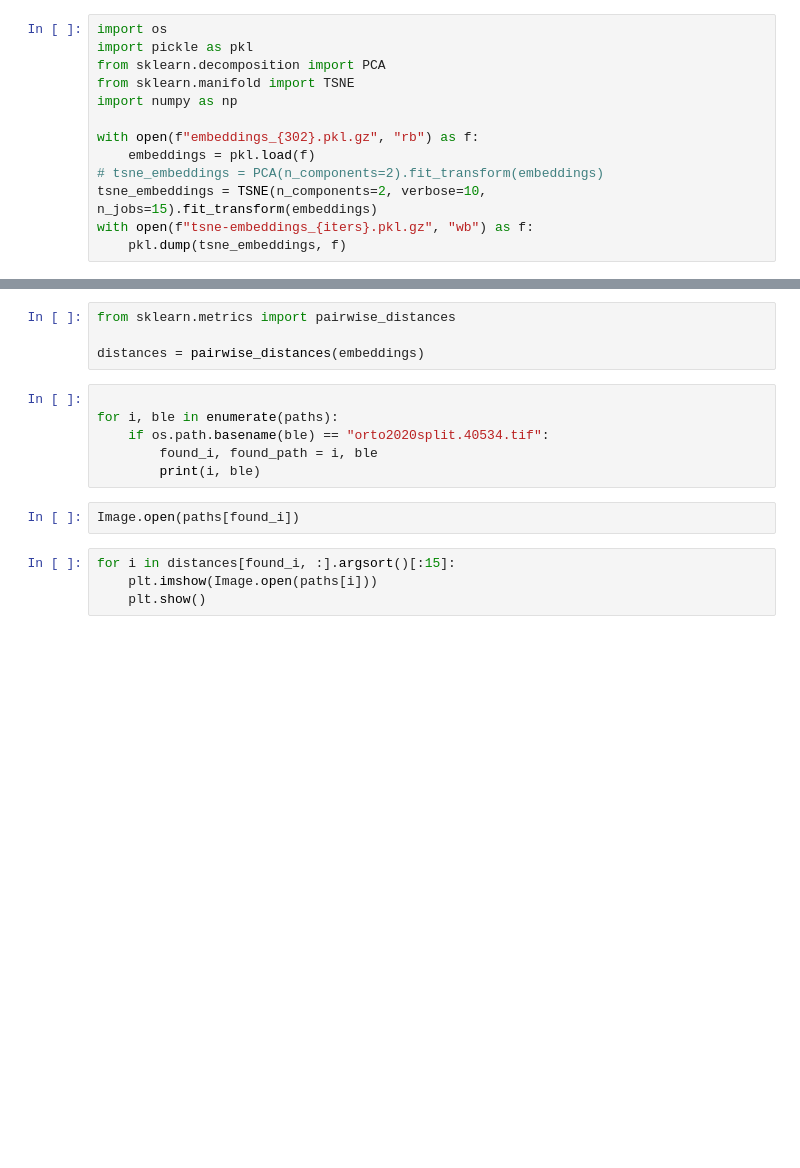
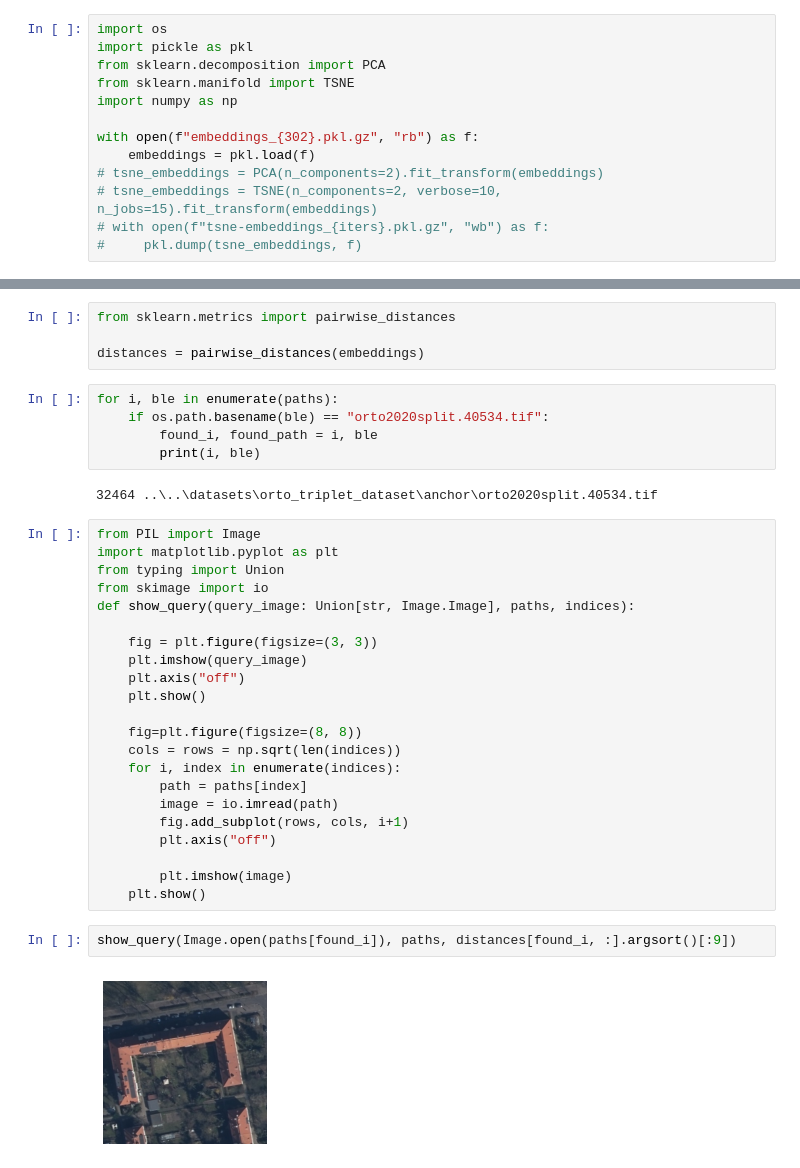
Before and after one commit to piotrgramacki/aoiw_projekt, a Jupyter notebook: notebooks/orto_training.ipynb, the cells around one changed output, grey strips where cells are left out. Cells and saved outputs as stored; diff of their text form; blank space fills up the shorter version.

```diff
--- a/notebooks/orto_training.ipynb
+++ b/notebooks/orto_training.ipynb
@@ -113,9 +113,9 @@ import numpy as np
 with open(f"embeddings_{302}.pkl.gz", "rb") as f:
     embeddings = pkl.load(f)
 # tsne_embeddings = PCA(n_components=2).fit_transform(embeddings)
-tsne_embeddings = TSNE(n_components=2, verbose=10, n_jobs=15).fit_transform(embeddings)
-with open(f"tsne-embeddings_{iters}.pkl.gz", "wb") as f:
-    pkl.dump(tsne_embeddings, f)
+# tsne_embeddings = TSNE(n_components=2, verbose=10, n_jobs=15).fit_transform(embeddings)
+# with open(f"tsne-embeddings_{iters}.pkl.gz", "wb") as f:
+#     pkl.dump(tsne_embeddings, f)
 # %%
 torch.save({
             'epoch': 300,
@@ -175,14 +175,35 @@ from sklearn.metrics import pairwise_distances
 
 distances = pairwise_distances(embeddings)
 # %%
-
 for i, ble in enumerate(paths):
     if os.path.basename(ble) == "orto2020split.40534.tif":
         found_i, found_path = i, ble
         print(i, ble)
+# %% [output]
+32464 ..\..\datasets\orto_triplet_dataset\anchor\orto2020split.40534.tif
-# %%
-Image.open(paths[found_i])
-# %%
-for i in distances[found_i, :].argsort()[:15]:
-    plt.imshow(Image.open(paths[i]))
-    plt.show()
+# %%
+from PIL import Image
+import matplotlib.pyplot as plt
+from typing import Union
+from skimage import io
+def show_query(query_image: Union[str, Image.Image], paths, indices):
+
+    fig = plt.figure(figsize=(3, 3))
+    plt.imshow(query_image)
+    plt.axis("off")
+    plt.show()
+
+    fig=plt.figure(figsize=(8, 8))
+    cols = rows = np.sqrt(len(indices))
+    for i, index in enumerate(indices):
+        path = paths[index]
+        image = io.imread(path)
+        fig.add_subplot(rows, cols, i+1)
+        plt.axis("off")
+
+        plt.imshow(image)
+    plt.show()
+# %%
+show_query(Image.open(paths[found_i]), paths, distances[found_i, :].argsort()[:9])
+# %% [output]
+[figure, added]
```
Also changed, not shown: parts of 2 cells of this notebook, 11 other files.
